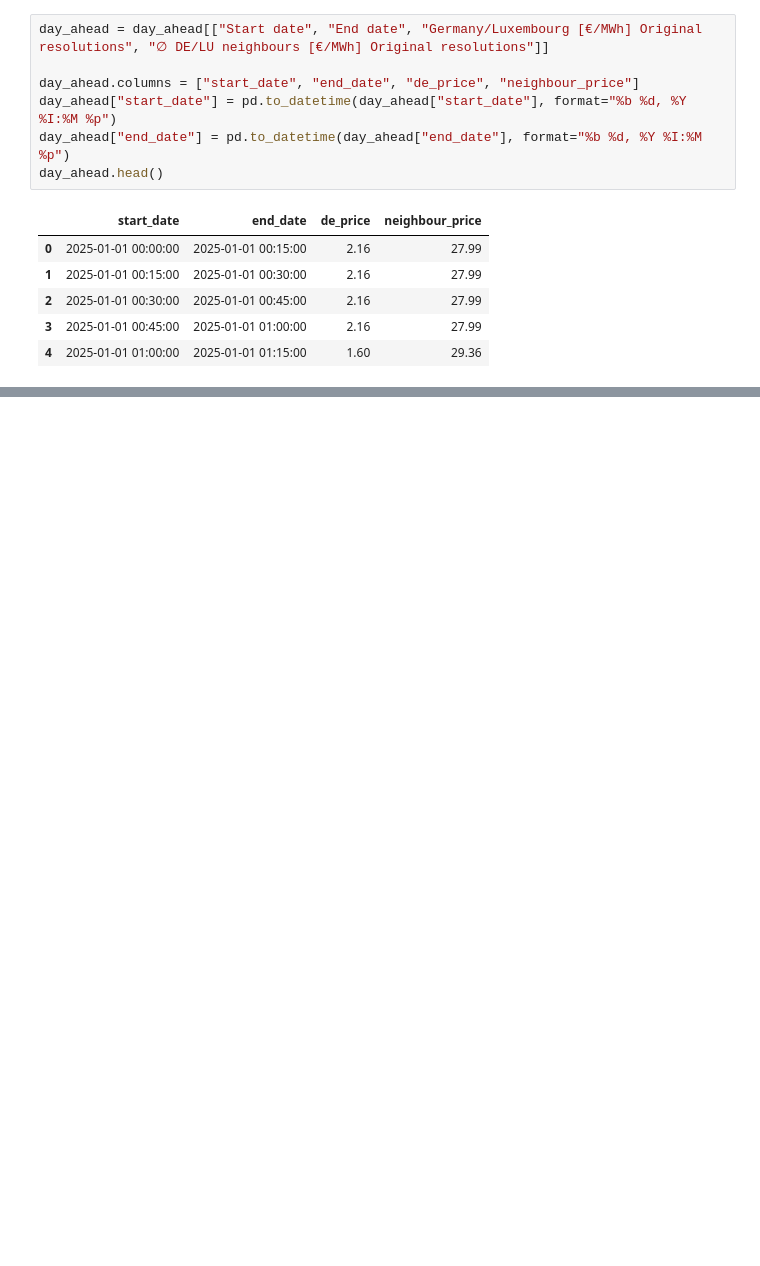
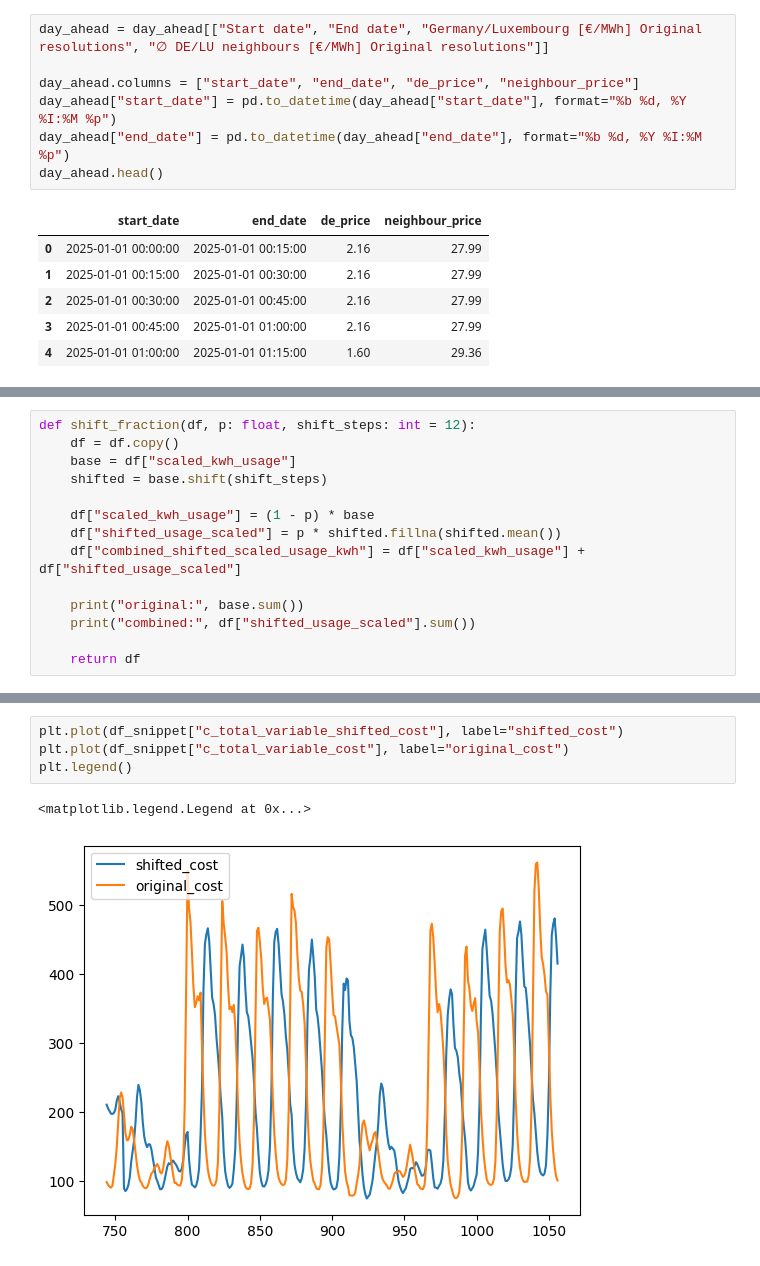
Before and after one commit to NeilSinclair/electricy-model, a Jupyter notebook: data-analysis.ipynb, the cells around one changed output, grey strips where cells are left out. Drawn from its saved outputs; the diff is of its cells as text; blank space fills up the shorter version.

```diff
--- a/data-analysis.ipynb
+++ b/data-analysis.ipynb
@@ -223,0 +238,14 @@ df_usage_and_price
+# %%
+def shift_fraction(df, p: float, shift_steps: int = 12):
+    df = df.copy()
+    base = df["scaled_kwh_usage"]
+    shifted = base.shift(shift_steps)
+
+    df["scaled_kwh_usage"] = (1 - p) * base
+    df["shifted_usage_scaled"] = p * shifted.fillna(shifted.mean())
+    df["combined_shifted_scaled_usage_kwh"] = df["scaled_kwh_usage"] + df["shifted_usage_scaled"]
+
+    print("original:", base.sum())
+    print("combined:", df["shifted_usage_scaled"].sum())
+
+    return df
@@ -223,0 +265,7 @@ df_usage_and_price
+# %%
+plt.plot(df_snippet["c_total_variable_shifted_cost"], label="shifted_cost")
+plt.plot(df_snippet["c_total_variable_cost"], label="original_cost")
+plt.legend()
+# %% [output]
+<matplotlib.legend.Legend at 0x...>
+[figure, added]
```
Also changed, not shown: parts of 15 cells of this notebook.
